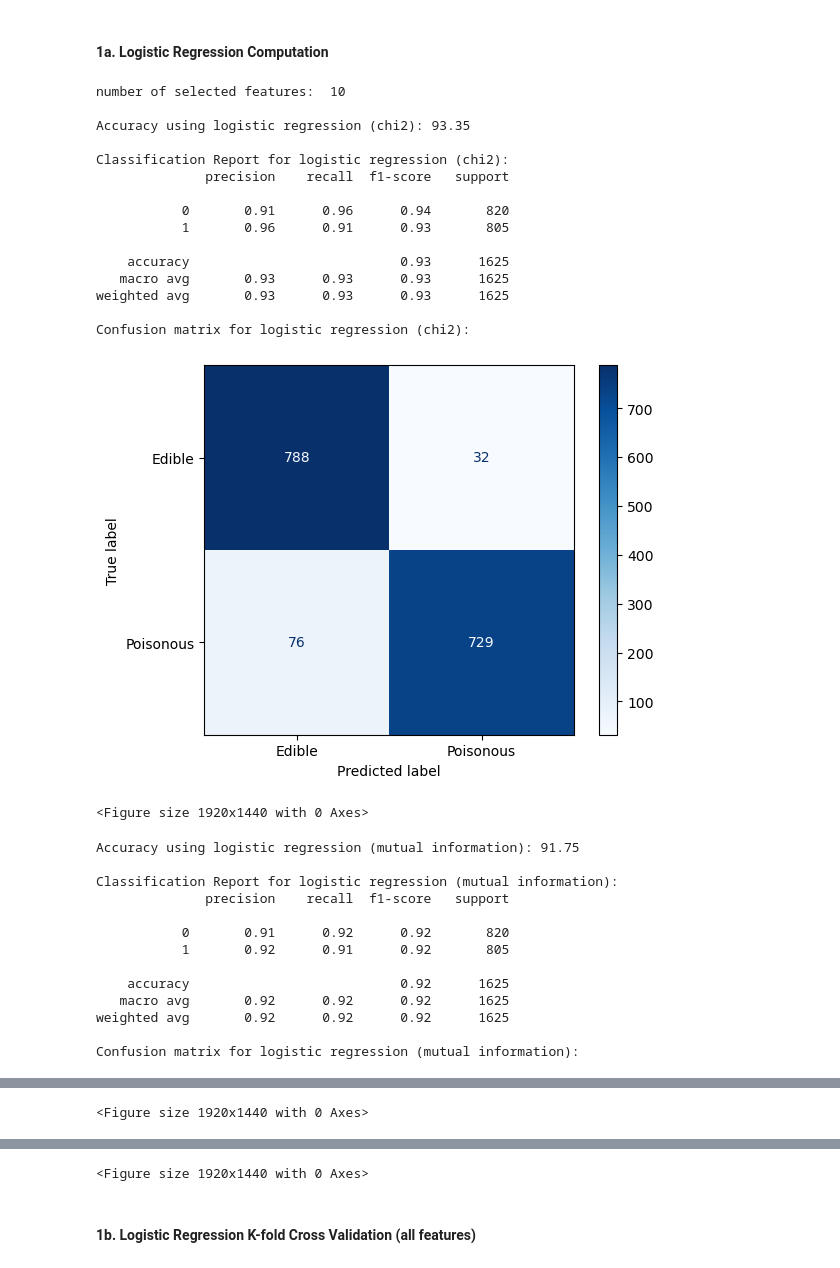
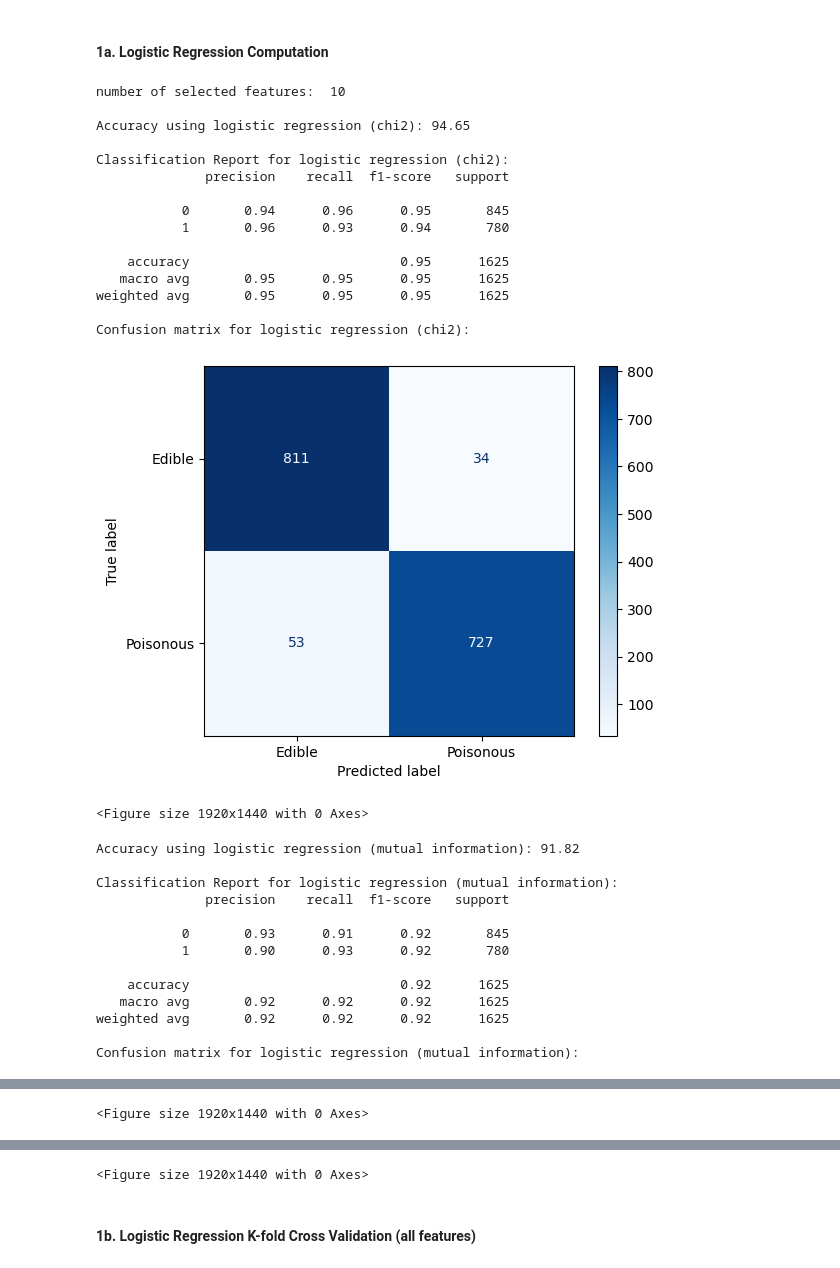
Before and after one commit to ansellum/ecs171-project, a Jupyter notebook: ECS171_Model_Predictions.ipynb, the cells around one changed output, grey strips where cells are left out. Cells and saved outputs as stored; diff of their text form; code cells hidden in the pictures.

```diff
--- a/ECS171_Model_Predictions.ipynb
+++ b/ECS171_Model_Predictions.ipynb
@@ -14,8 +14,8 @@ def load_dataset(filename, column):
 	df = read_csv(filename)
 	df_shuffled = df.sample(frac=1)
 	# split into input (X) and output (y) variables & convert to numPy array
-	X = df.drop(column, axis = 1)
-	y = df[column]
+	X = df_shuffled.drop(column, axis = 1)
+	y = df_shuffled[column]
 	return X, y
 
 # prepare input data
@@ -96,52 +96,52 @@ X_train_fs_mi, X_test_fs_mi = select_features(X_train_enc, y_train_enc, X_test_e
 
 #### MODEL FITTING ####
 
-model = LogisticRegression(solver='lbfgs')
+model = LogisticRegression(solver='lbfgs', max_iter=300)
 
 # Chi2 features
 model.fit(X_train_fs_chi2, y_train_enc)
 pred = model.predict(X_test_fs_chi2)
 
 display_metrics(y_test_enc, pred, "logistic regression (chi2)")
 
 # Mutual Information features
 model.fit(X_train_fs_mi, y_train_enc)
 pred = model.predict(X_test_fs_mi)
 accuracy = accuracy_score(y_test_enc, pred)
 
 display_metrics(y_test_enc, pred, "logistic regression (mutual information)")
 
 # all features
 model.fit(X_train_enc, y_train_enc)
 pred = model.predict(X_test_enc)
 accuracy = accuracy_score(y_test_enc, pred)
 
 display_metrics(y_test_enc, pred, "logistic regression (all features)")
 # %% [output]
 number of selected features:  10
 
-Accuracy using logistic regression (chi2): 93.35
+Accuracy using logistic regression (chi2): 94.65
 
 Classification Report for logistic regression (chi2):
               precision    recall  f1-score   support
 
-           0       0.91      0.96      0.94       820
-           1       0.96      0.91      0.93       805
+           0       0.94      0.96      0.95       845
+           1       0.96      0.93      0.94       780
 
-    accuracy                           0.93      1625
-   macro avg       0.93      0.93      0.93      1625
-weighted avg       0.93      0.93      0.93      1625
+    accuracy                           0.95      1625
+   macro avg       0.95      0.95      0.95      1625
+weighted avg       0.95      0.95      0.95      1625
 
 Confusion matrix for logistic regression (chi2):
-[figure, old version]
+[figure, new version]
 <Figure size 1920x1440 with 0 Axes>
-Accuracy using logistic regression (mutual information): 91.75
+Accuracy using logistic regression (mutual information): 91.82
 
 Classification Report for logistic regression (mutual information):
               precision    recall  f1-score   support
 
-           0       0.91      0.92      0.92       820
-           1       0.92      0.91      0.92       805
+           0       0.93      0.91      0.92       845
+           1       0.90      0.93      0.92       780
 
     accuracy                           0.92      1625
    macro avg       0.92      0.92      0.92      1625
```
Also changed, not shown: parts of 7 cells of this notebook.
